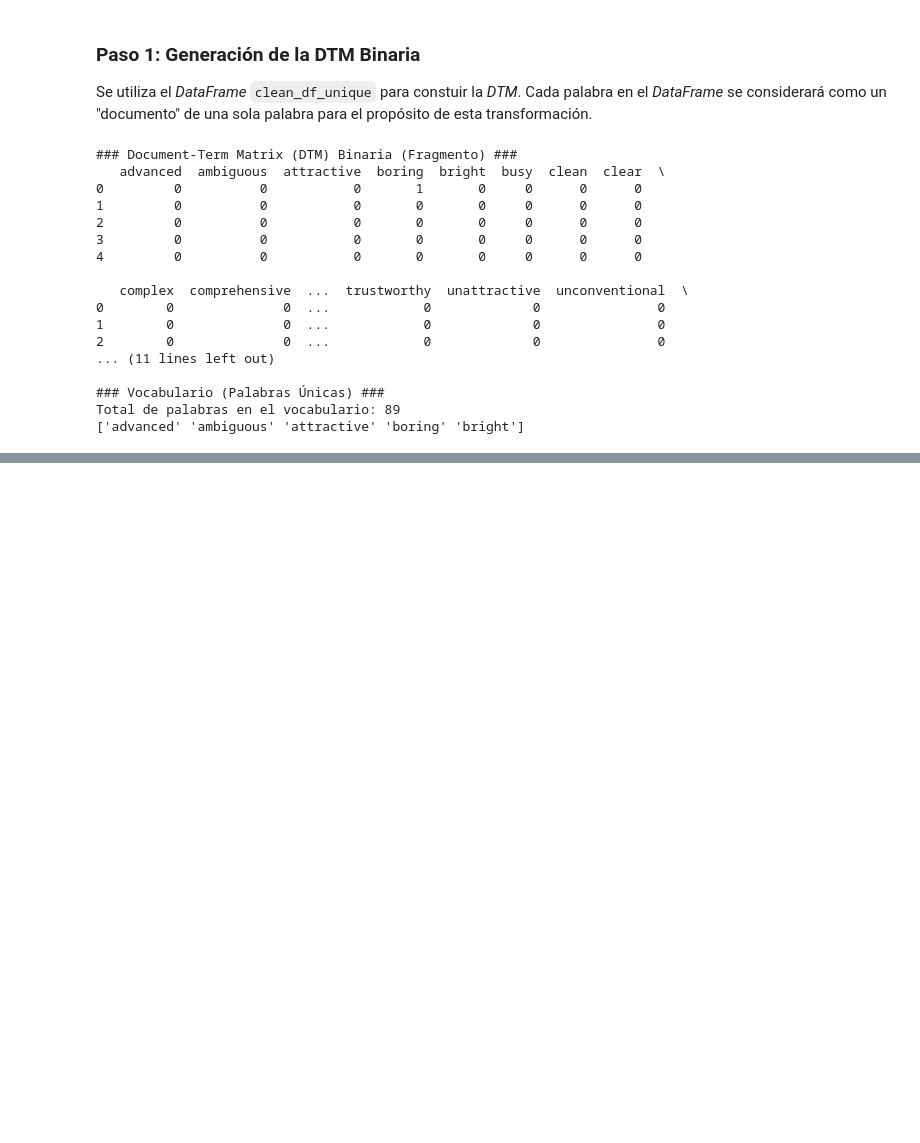
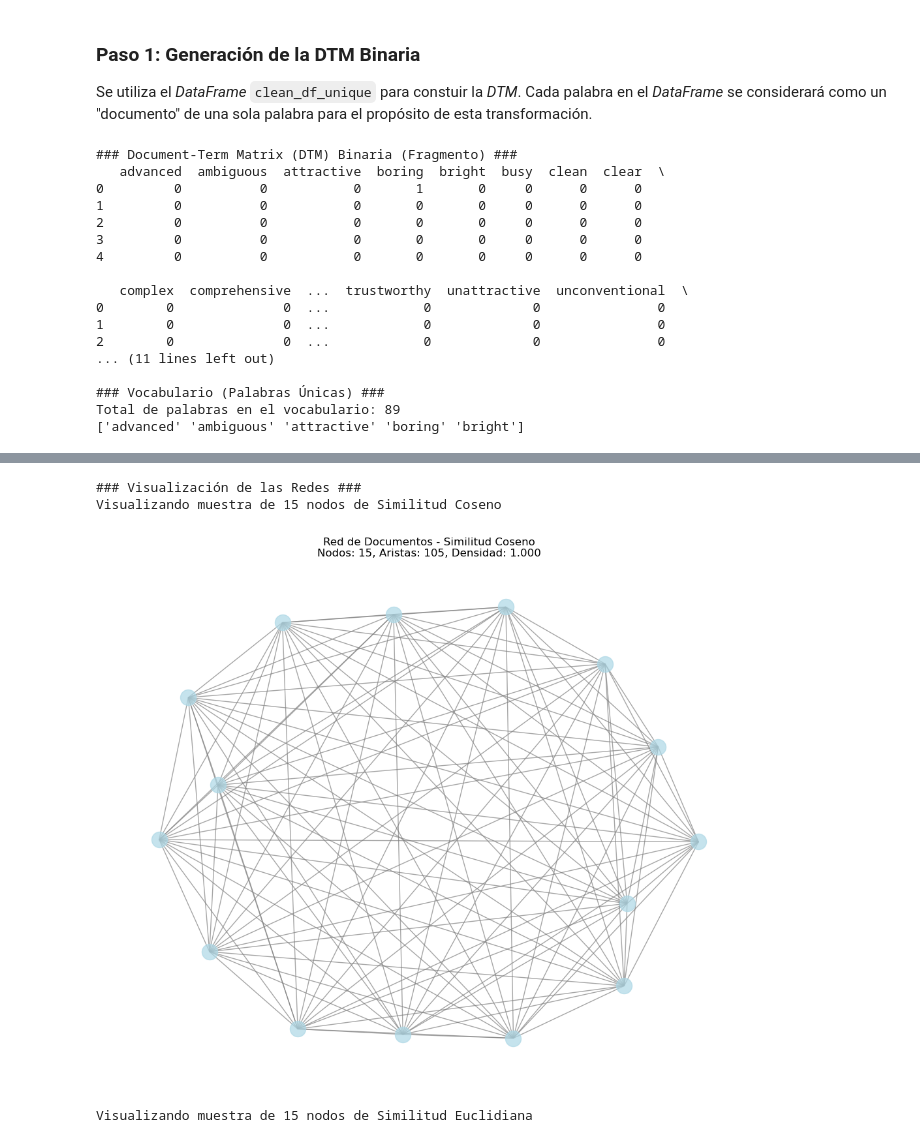
Before and after one commit to MateoJaramillo26/Topic-Modeling, a Jupyter notebook: TopicModeling.ipynb, the cells around one changed output, grey strips where cells are left out. Saved outputs shown, nothing was run; the diff lists cells and outputs as text; code cells hidden in the pictures; blank space fills up the shorter version.

```diff
--- a/TopicModeling.ipynb
+++ b/TopicModeling.ipynb
@@ -204,0 +228,15 @@ Total de palabras en el vocabulario: 89
+# %%
+# Paso 1: Calcular matrices de similitud
+print("### Calculando matrices de similitud ###")
+
+# Similitud coseno
+cosine_sim = cosine_similarity(dtm)
+print(f"Matriz similitud coseno: {cosine_sim.shape}")
+
+# Similitud euclidiana (convertir distancias a similitudes)
+euclidean_dist = euclidean_distances(dtm)
+euclidean_sim = 1 / (1 + euclidean_dist)  # Convertir distancia a similitud
+print(f"Matriz similitud euclidiana: {euclidean_sim.shape}")
+
+print(f"Coseno - Min: {cosine_sim.min():.3f}, Max: {cosine_sim.max():.3f}")
+print(f"Euclidiana - Min: {euclidean_sim.min():.3f}, Max: {euclidean_sim.max():.3f}")
@@ -204,0 +364,51 @@ Total de palabras en el vocabulario: 89
+# %%
+# Paso 5: Visualización opcional (muestra pequeña)
+def visualize_graph_sample(G, name, max_nodes=15):
+    """Visualizar muestra del grafo si tiene nodos suficientes"""
+    if G.number_of_nodes() == 0:
+        print(f"ADVERTENCIA {name}: Grafo vacío, no se puede visualizar")
+        return
+
+    # Seleccionar submuestra si el grafo es muy grande
+    if G.number_of_nodes() > max_nodes:
+        # Tomar el componente más grande o muestra aleatoria
+        if nx.number_connected_components(G) > 1:
+            largest_cc = max(nx.connected_components(G), key=len)
+            nodes_to_show = list(largest_cc)[:max_nodes]
+        else:
+            nodes_to_show = list(G.nodes())[:max_nodes]
+        subgraph = G.subgraph(nodes_to_show)
+        print(f"Visualizando muestra de {len(nodes_to_show)} nodos de {name}")
+    else:
+        subgraph = G
+        print(f"Visualizando grafo completo de {name}")
+
+    plt.figure(figsize=(10, 8))
+    pos = nx.spring_layout(subgraph, k=1, iterations=50)
+
+    # Dibujar grafo
+    nx.draw(subgraph, pos,
+            node_color='lightblue',
+            node_size=300,
+            edge_color='gray',
+            alpha=0.7,
+            with_labels=True if subgraph.number_of_nodes() <= 10 else False,
+            font_size=8)
+
+    plt.title(f"Red de Documentos - {name}\n"
+              f"Nodos: {subgraph.number_of_nodes()}, "
+              f"Aristas: {subgraph.number_of_edges()}, "
+              f"Densidad: {nx.density(subgraph):.3f}")
+    plt.axis('off')
+    plt.tight_layout()
+    plt.show()
+
+# Visualizar ambos grafos
+print("### Visualización de las Redes ###")
+visualize_graph_sample(grafo_coseno, "Similitud Coseno")
+visualize_graph_sample(grafo_euclidiano, "Similitud Euclidiana")
+# %% [output]
+### Visualización de las Redes ###
+Visualizando muestra de 15 nodos de Similitud Coseno
+[figure, added]
+Visualizando muestra de 15 nodos de Similitud Euclidiana
```
Also changed, not shown: parts of 10 cells of this notebook.
